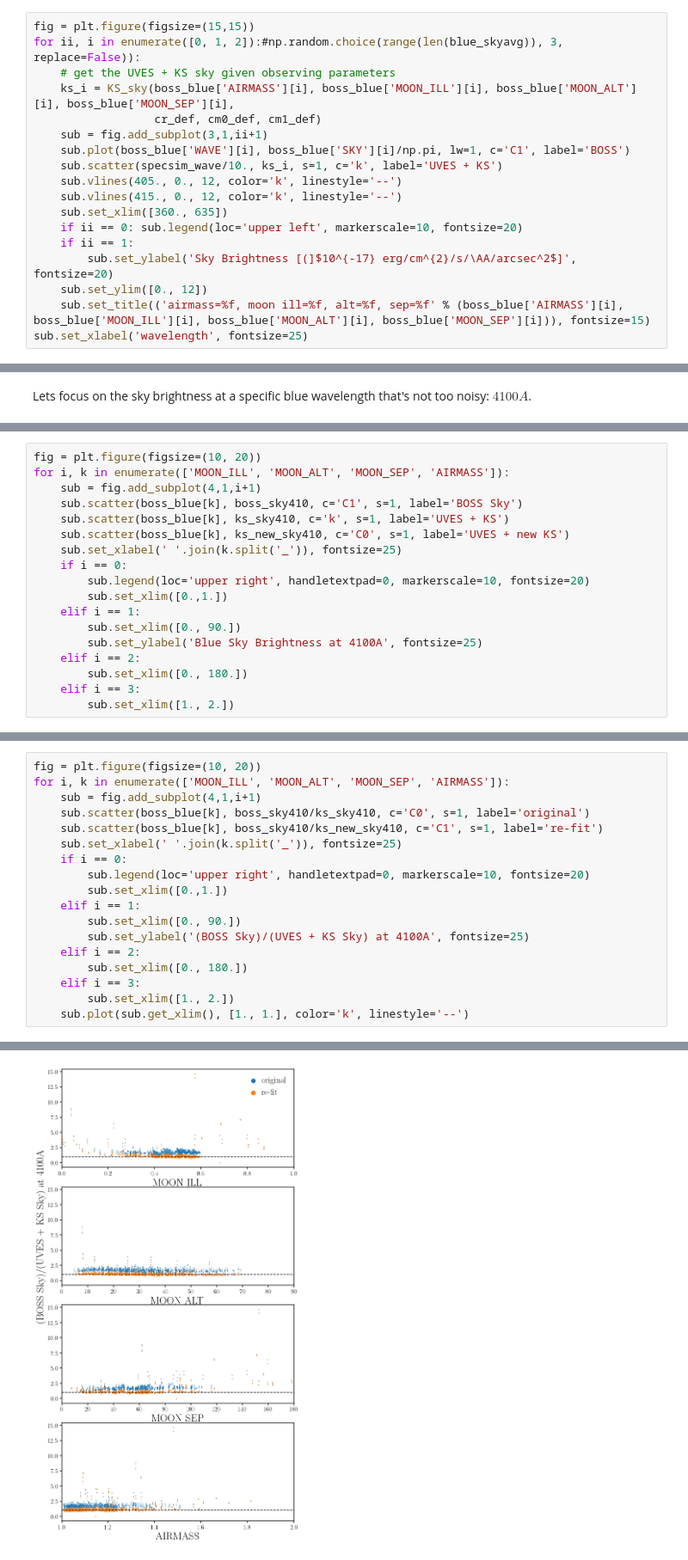
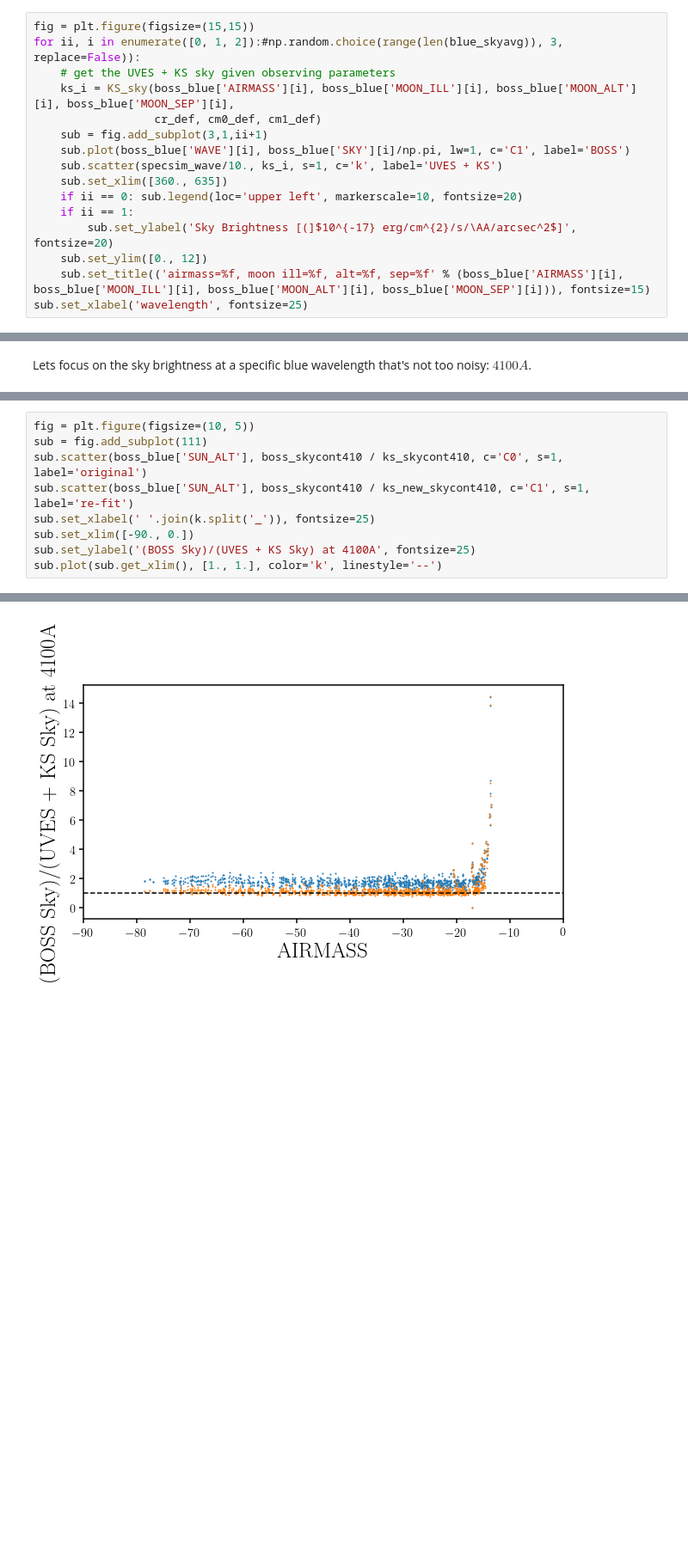
Before and after one commit to desi-bgs/feasiBGS, a Jupyter notebook: notebook/local_newKS_fit.ipynb, the cells around one changed output, grey strips where cells are left out. Shown at 86% size. Drawn from its saved outputs; the diff is of its cells as text; blank space fills up the shorter version.

```diff
--- a/notebook/local_newKS_fit.ipynb
+++ b/notebook/local_newKS_fit.ipynb
@@ -90,8 +94,6 @@ for ii, i in enumerate([0, 1, 2]):#np.random.choice(range(len(blue_skyavg)), 3,
     sub = fig.add_subplot(3,1,ii+1)
     sub.plot(boss_blue['WAVE'][i], boss_blue['SKY'][i]/np.pi, lw=1, c='C1', label='BOSS')
     sub.scatter(specsim_wave/10., ks_i, s=1, c='k', label='UVES + KS')
-    sub.vlines(405., 0., 12, color='k', linestyle='--')
-    sub.vlines(415., 0., 12, color='k', linestyle='--')
     sub.set_xlim([360., 635])
     if ii == 0: sub.legend(loc='upper left', markerscale=10, fontsize=20)
     if ii == 1:
@@ -198,18 +295,0 @@ for i in range(len(boss_blue)):
-# %%
-fig = plt.figure(figsize=(10, 20))
-for i, k in enumerate(['MOON_ILL', 'MOON_ALT', 'MOON_SEP', 'AIRMASS']):
-    sub = fig.add_subplot(4,1,i+1)
-    sub.scatter(boss_blue[k], boss_sky410, c='C1', s=1, label='BOSS Sky')
-    sub.scatter(boss_blue[k], ks_sky410, c='k', s=1, label='UVES + KS')
-    sub.scatter(boss_blue[k], ks_new_sky410, c='C0', s=1, label='UVES + new KS')
-    sub.set_xlabel(' '.join(k.split('_')), fontsize=25)
-    if i == 0:
-        sub.legend(loc='upper right', handletextpad=0, markerscale=10, fontsize=20)
-        sub.set_xlim([0.,1.])
-    elif i == 1:
-        sub.set_xlim([0., 90.])
-        sub.set_ylabel('Blue Sky Brightness at 4100A', fontsize=25)
-    elif i == 2:
-        sub.set_xlim([0., 180.])
-    elif i == 3:
-        sub.set_xlim([1., 2.])
@@ -218,19 +356,10 @@ for i, k in enumerate(['MOON_ILL', 'MOON_ALT', 'MOON_SEP', 'AIRMASS']):
 # %%
-fig = plt.figure(figsize=(10, 20))
-for i, k in enumerate(['MOON_ILL', 'MOON_ALT', 'MOON_SEP', 'AIRMASS']):
-    sub = fig.add_subplot(4,1,i+1)
-    sub.scatter(boss_blue[k], boss_sky410/ks_sky410, c='C0', s=1, label='original')
-    sub.scatter(boss_blue[k], boss_sky410/ks_new_sky410, c='C1', s=1, label='re-fit')
-    sub.set_xlabel(' '.join(k.split('_')), fontsize=25)
-    if i == 0:
-        sub.legend(loc='upper right', handletextpad=0, markerscale=10, fontsize=20)
-        sub.set_xlim([0.,1.])
-    elif i == 1:
-        sub.set_xlim([0., 90.])
-        sub.set_ylabel('(BOSS Sky)/(UVES + KS Sky) at 4100A', fontsize=25)
-    elif i == 2:
-        sub.set_xlim([0., 180.])
-    elif i == 3:
-        sub.set_xlim([1., 2.])
-    sub.plot(sub.get_xlim(), [1., 1.], color='k', linestyle='--')
+fig = plt.figure(figsize=(10, 5))
+sub = fig.add_subplot(111)
+sub.scatter(boss_blue['SUN_ALT'], boss_skycont410 / ks_skycont410, c='C0', s=1, label='original')
+sub.scatter(boss_blue['SUN_ALT'], boss_skycont410 / ks_new_skycont410, c='C1', s=1, label='re-fit')
+sub.set_xlabel(' '.join(k.split('_')), fontsize=25)
+sub.set_xlim([-90., 0.])
+sub.set_ylabel('(BOSS Sky)/(UVES + KS Sky) at 4100A', fontsize=25)
+sub.plot(sub.get_xlim(), [1., 1.], color='k', linestyle='--')
 # %% [output]
@@ -237 +367 @@ for i, k in enumerate(['MOON_ILL', 'MOON_ALT', 'MOON_SEP', 'AIRMASS']):
-[figure, old version]
+[figure, new version]
```
Also changed, not shown: parts of 34 cells of this notebook, 9 other files.
